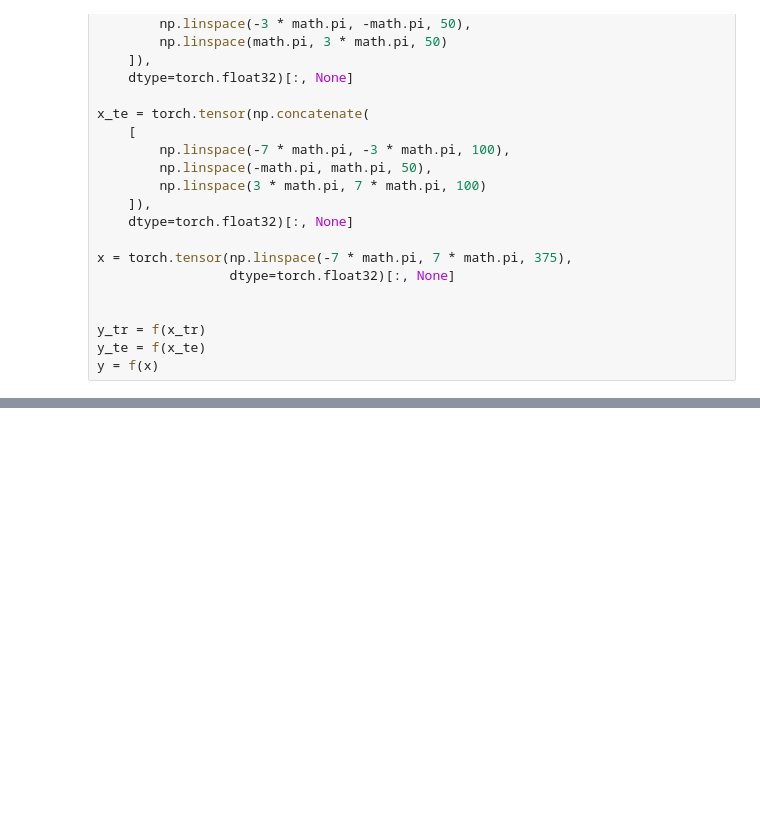
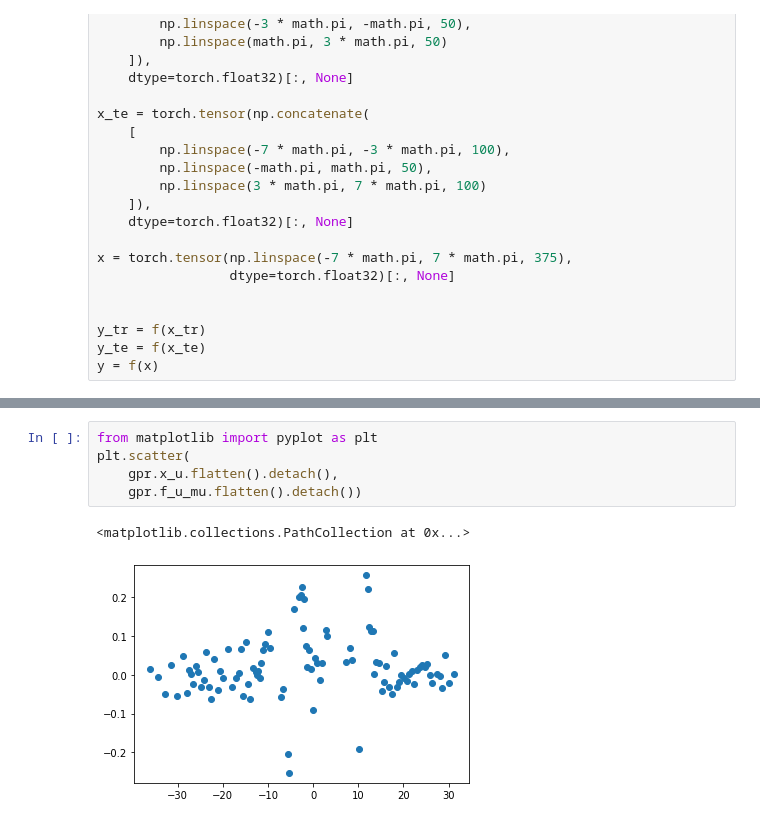
Before and after one commit to choderalab/pinot, a Jupyter notebook: scripts/gp/gp_variational_playground.ipynb, the cells around one changed output, grey strips where cells are left out. Drawn from its saved outputs; the diff is of its cells as text; blank space fills up the shorter version.

```diff
--- a/scripts/gp/gp_variational_playground.ipynb
+++ b/scripts/gp/gp_variational_playground.ipynb
@@ -129,0 +154,8 @@ plot()
+# %%
+from matplotlib import pyplot as plt
+plt.scatter(
+    gpr.x_u.flatten().detach(),
+    gpr.f_u_mu.flatten().detach())
+# %% [output]
+<matplotlib.collections.PathCollection at 0x...>
+[figure, added]
```
Also changed, not shown: parts of 13 cells of this notebook, 1 other file.
